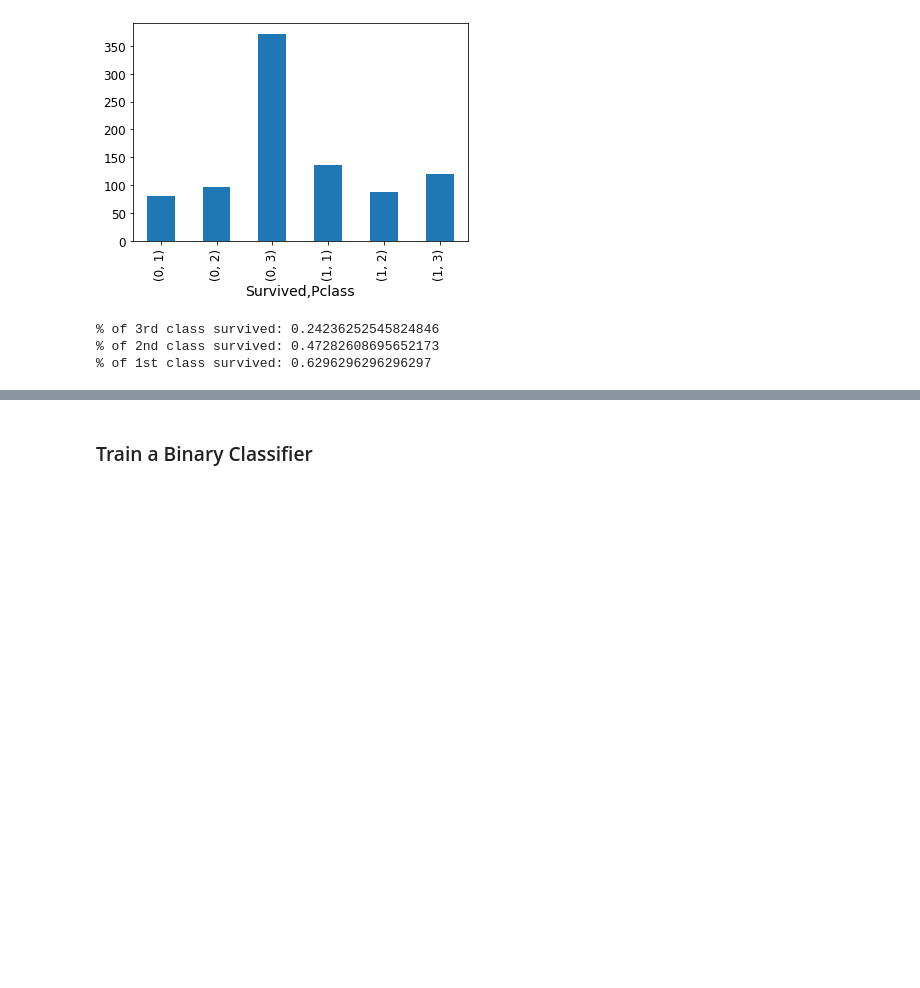
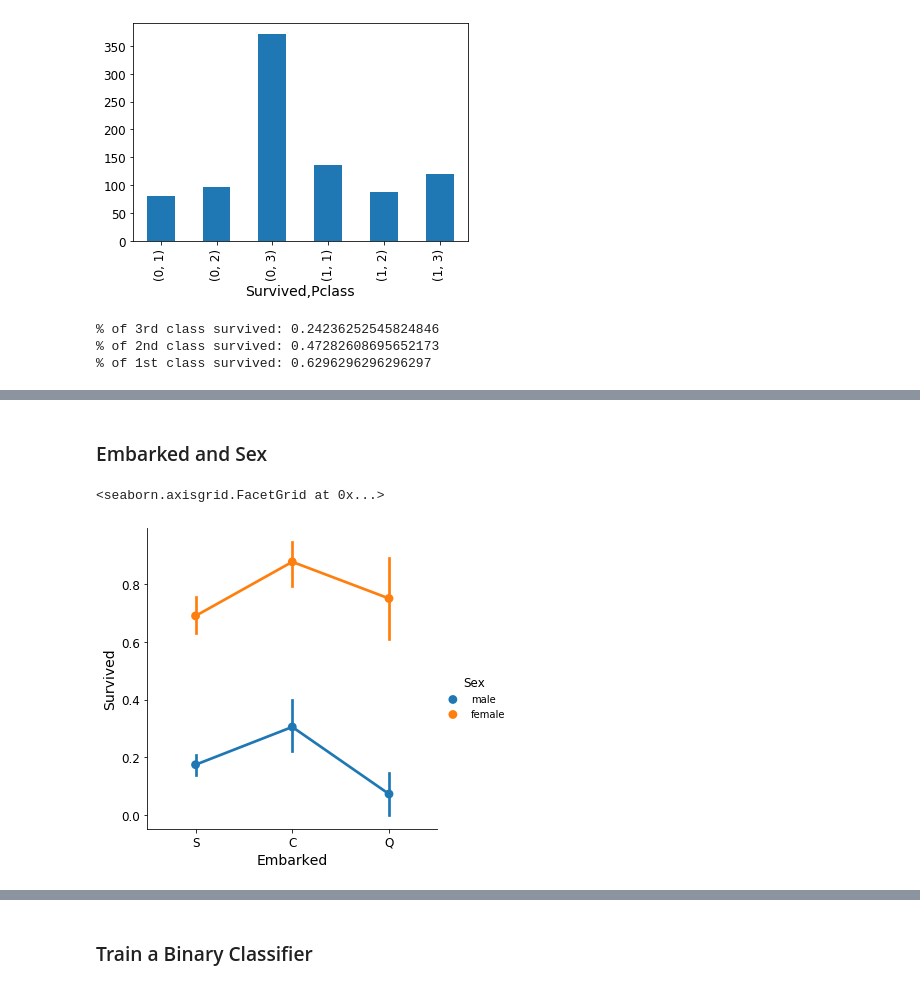
Before and after one commit to SantiB17/Titanic-Comp, a Jupyter notebook: Titanic_notebook.ipynb, the cells around one changed output, grey strips where cells are left out. Drawn from its saved outputs; the diff is of its cells as text; code cells hidden in the pictures; blank space fills up the shorter version.

```diff
--- a/Titanic_notebook.ipynb
+++ b/Titanic_notebook.ipynb
@@ -178,0 +207,8 @@ print("% of 1st class survived:", data[data.Pclass == 1].Survived.sum() / data[d
+# %% [markdown]
+### Embarked and Sex
+# %%
+#Southampton, Cherbourg,and Queenstown
+sns.catplot('Embarked', 'Survived', hue='Sex', kind='point', data=df_train)
+# %% [output]
+<seaborn.axisgrid.FacetGrid at 0x...>
+[figure, added]
```
Also changed, not shown: parts of 9 cells of this notebook.
